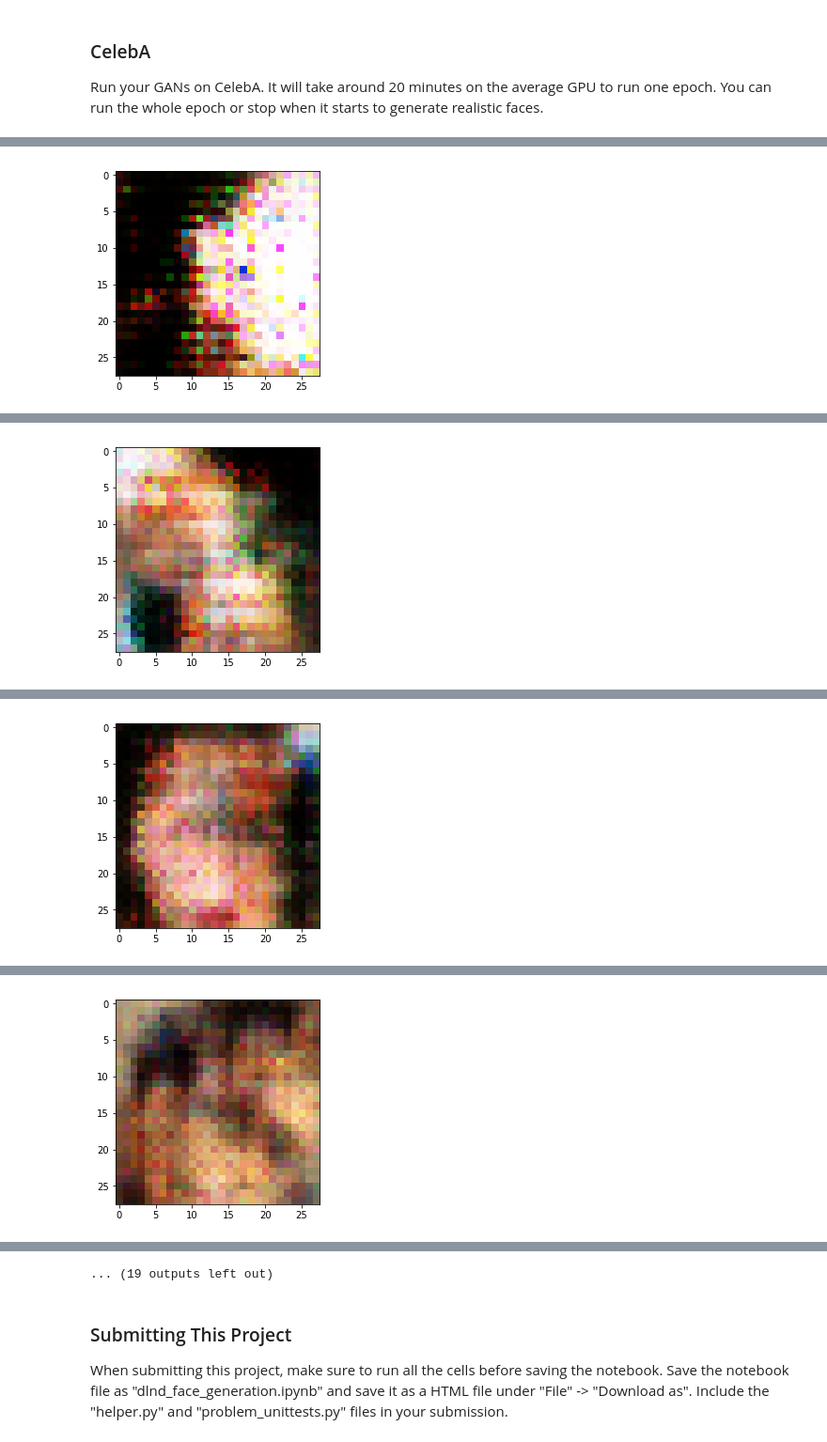
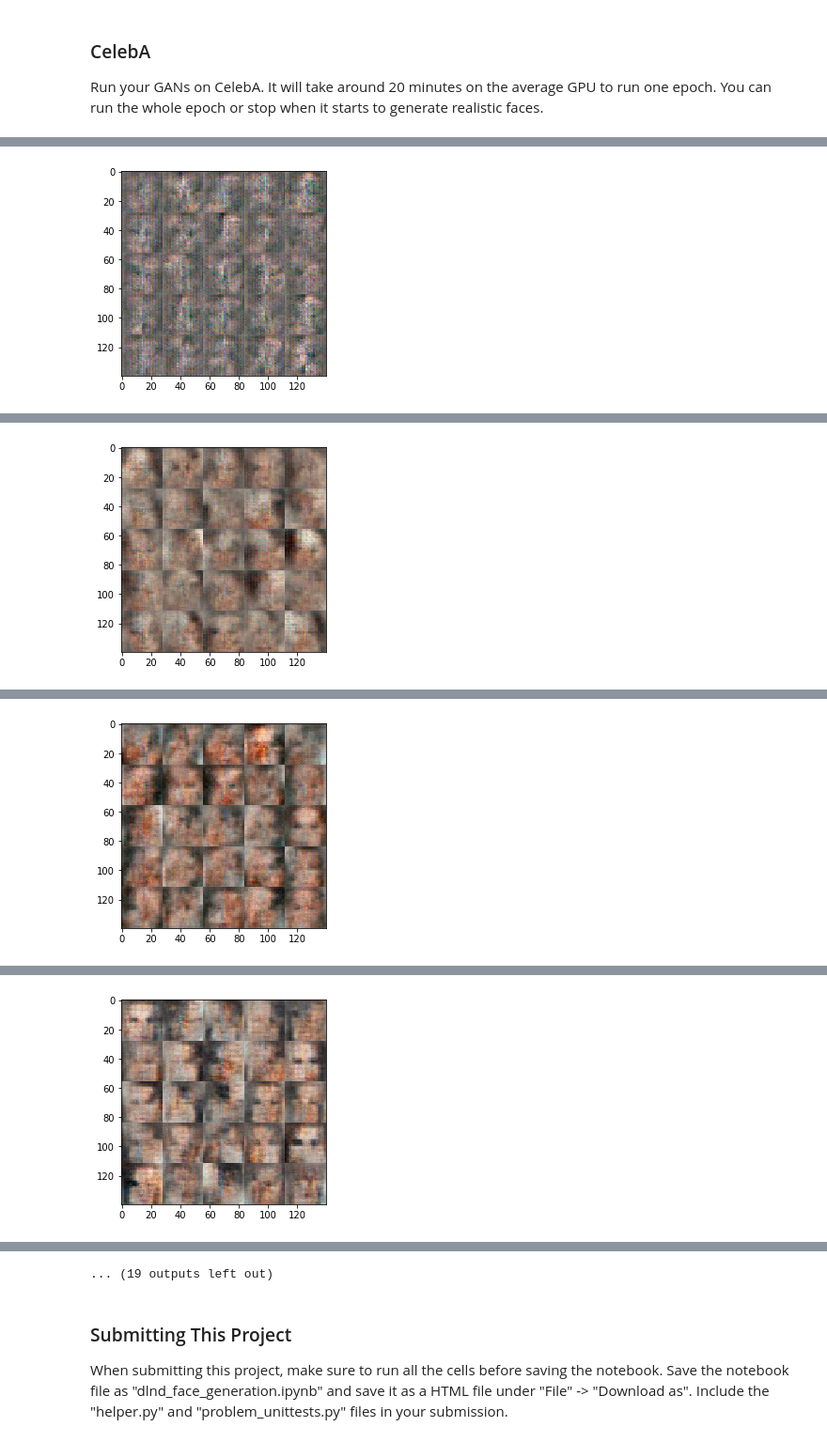
Before and after one commit to ClementPhil/deep-learning, a Jupyter notebook: face_generation/dlnd_face_generation.ipynb, the cells around one changed output, grey strips where cells are left out. Shown at 94% size. Cells and saved outputs as stored; diff of their text form; code cells hidden in the pictures.

```diff
--- a/face_generation/dlnd_face_generation.ipynb
+++ b/face_generation/dlnd_face_generation.ipynb
@@ -129,6 +129,9 @@ DON'T MODIFY ANYTHING IN THIS CELL THAT IS BELOW THIS LINE
 tests.test_model_inputs(model_inputs)
 # %% [output]
 Tests Passed
+# %%
+def leaky_relu(x, alpha=0.2, name='leaky_relu'):
+    return tf.maximum(x, alpha * x, name=name)
 # %% [markdown]
 ### Discriminator
 Implement `discriminator` to create a discriminator neural network that discriminates on `images`.  This function should be able to reuse the variabes in the neural network.  Use [`tf.variable_scope`](https://www.tensorflow.org/api_docs/python/tf/variable_scope) with a scope name of "discriminator" to allow the variables to be reused.  The function should return a tuple of (tensor output of the generator, tensor logits of the generator).
@@ -143,12 +146,15 @@ def discriminator(images, reuse=False):
     with tf.variable_scope('discriminator', reuse=reuse):
         # TODO: Implement Function
         l1 = tf.layers.conv2d(images,32,5,strides=2,padding='same')
-        relu1 = tf.maximum(0.2 * l1, l1)
+        l1 = tf.layers.batch_normalization(l1, training=True)
+        relu1 = leaky_relu(l1)
+        relu1 = tf.nn.dropout(relu1, 0.5)
         #14 *14 *64
 
         l2 = tf.layers.conv2d(images,64,5,strides=2,padding='same')
         bn2 = tf.layers.batch_normalization(l2, training=True)
-        relu2 = tf.maximum(0.2 * bn2, bn2)
+        relu2 = leaky_relu(l2)
+        relu2 = tf.nn.dropout(relu2, 0.5)
         # 7 * 7 *128
 
         # Flatten it
@@ -350,7 +356,7 @@ def train(epoch_count, batch_size, z_dim, learning_rate, beta1, get_batches, dat
                           "Generator Loss: {:.4f}".format(train_loss_g))
 
                 if steps % 100 == 0:
-                    show_generator_output(sess, 1, input_z, data_shape[3], data_image_mode)
+                    show_generator_output(sess, 25, input_z, data_shape[3], data_image_mode)
 # %% [markdown]
 ### MNIST
 Test your GANs architecture on MNIST.  After 2 epochs, the GANs should be able to generate images that look like handwritten digits.  Make sure the loss of the generator is lower than the loss of the discriminator or close to 0.
@@ -444,7 +450,7 @@ Run your GANs on CelebA.  It will take around 20 minutes on the average GPU to r
 # %%
 batch_size = 128
 z_dim = 100
-learning_rate = 0.02
+learning_rate = 0.002
 beta1 = 0.3
 
 
@@ -471 +477 @@ Epoch 1/1... Discriminator Loss: 1.5638... Generator Loss: 0.6656
-[figure, old version]
+[figure, new version]
@@ -482 +488 @@ Epoch 1/1... Discriminator Loss: 1.4248... Generator Loss: 0.6902
-[figure, old version]
+[figure, new version]
@@ -493 +499 @@ Epoch 1/1... Discriminator Loss: 1.4016... Generator Loss: 0.6667
-[figure, old version]
+[figure, new version]
@@ -504 +510 @@ Epoch 1/1... Discriminator Loss: 1.4186... Generator Loss: 0.8008
-[figure, old version]
+[figure, new version]
```
Also changed, not shown: parts of 2 cells of this notebook.
